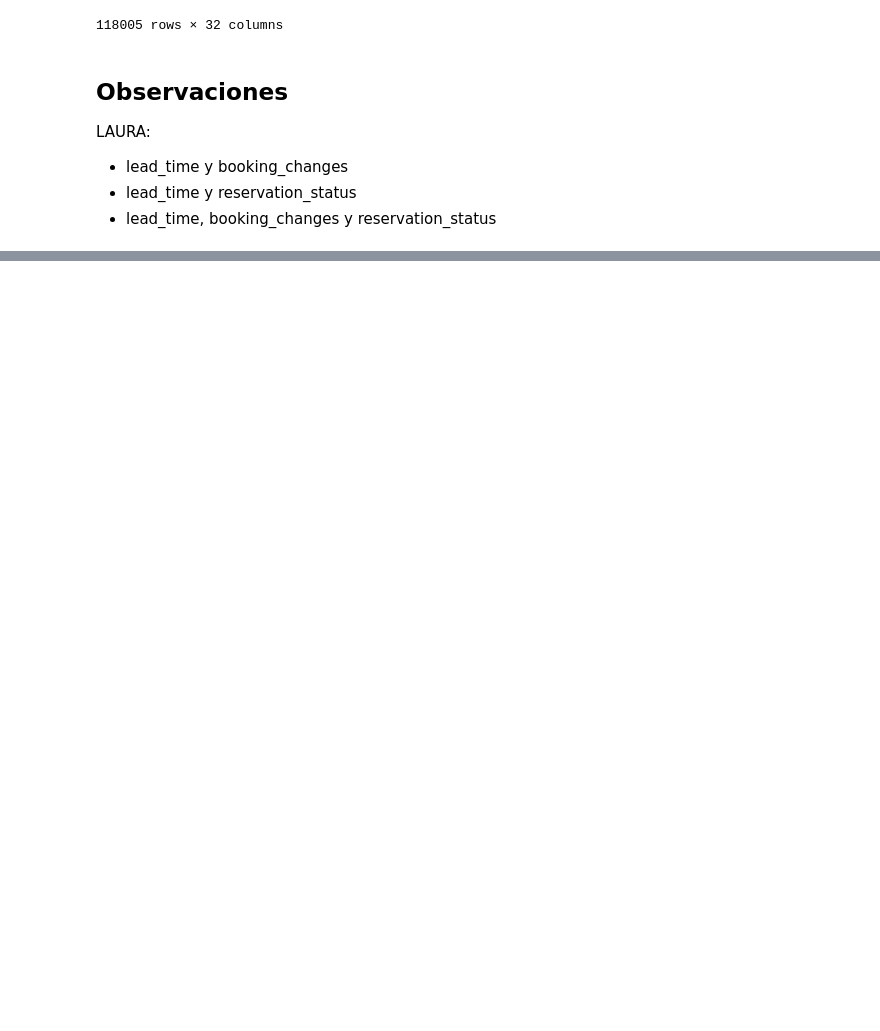
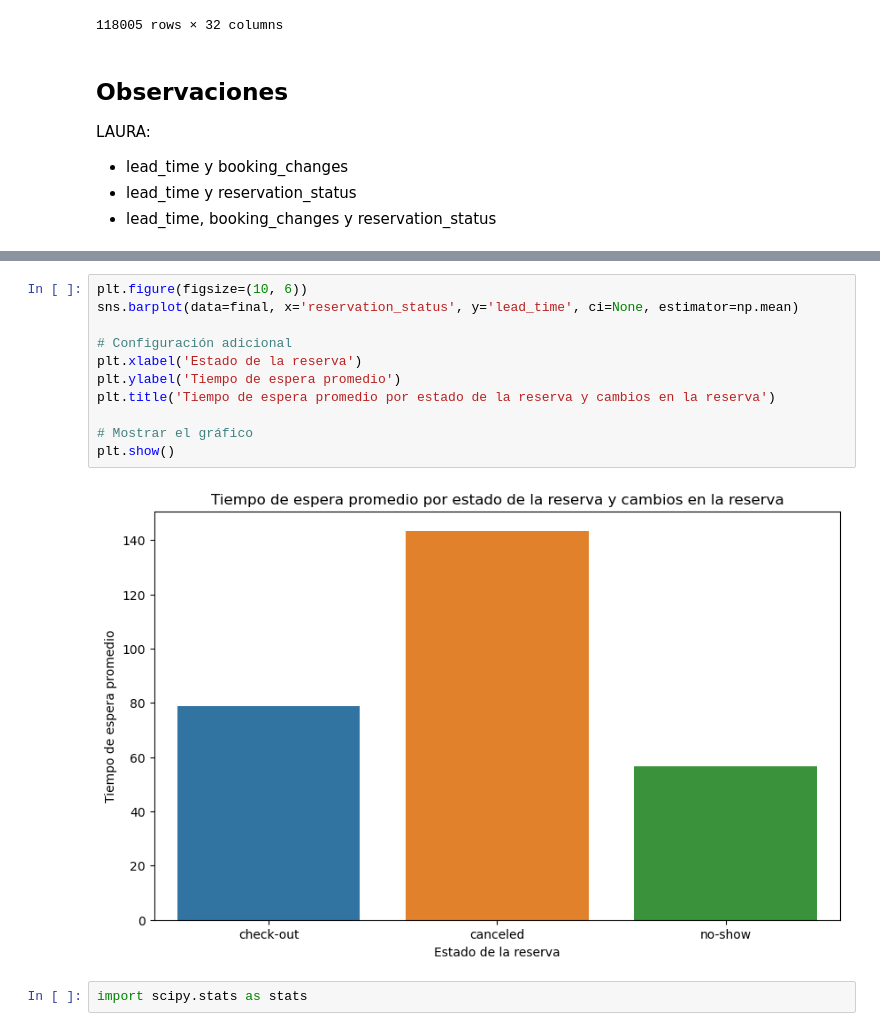
Before and after one commit to icorreald/project-da-promo-g-modulo-4-equipo-1, a Jupyter notebook: notebooks-trabajo/1-8.ipynb, the cells around one changed output, grey strips where cells are left out. Drawn from its saved outputs; the diff is of its cells as text; blank space fills up the shorter version.

```diff
--- a/notebooks-trabajo/1-8.ipynb
+++ b/notebooks-trabajo/1-8.ipynb
@@ -245,0 +389,15 @@ Name: reservation_status, dtype: int64
+# %%
+plt.figure(figsize=(10, 6))
+sns.barplot(data=final, x='reservation_status', y='lead_time', ci=None, estimator=np.mean)
+
+# Configuración adicional
+plt.xlabel('Estado de la reserva')
+plt.ylabel('Tiempo de espera promedio')
+plt.title('Tiempo de espera promedio por estado de la reserva y cambios en la reserva')
+
+# Mostrar el gráfico
+plt.show()
+# %% [output]
+[figure, added]
+# %%
+import scipy.stats as stats
```
Also changed, not shown: parts of 22 cells of this notebook, 1 other file.
